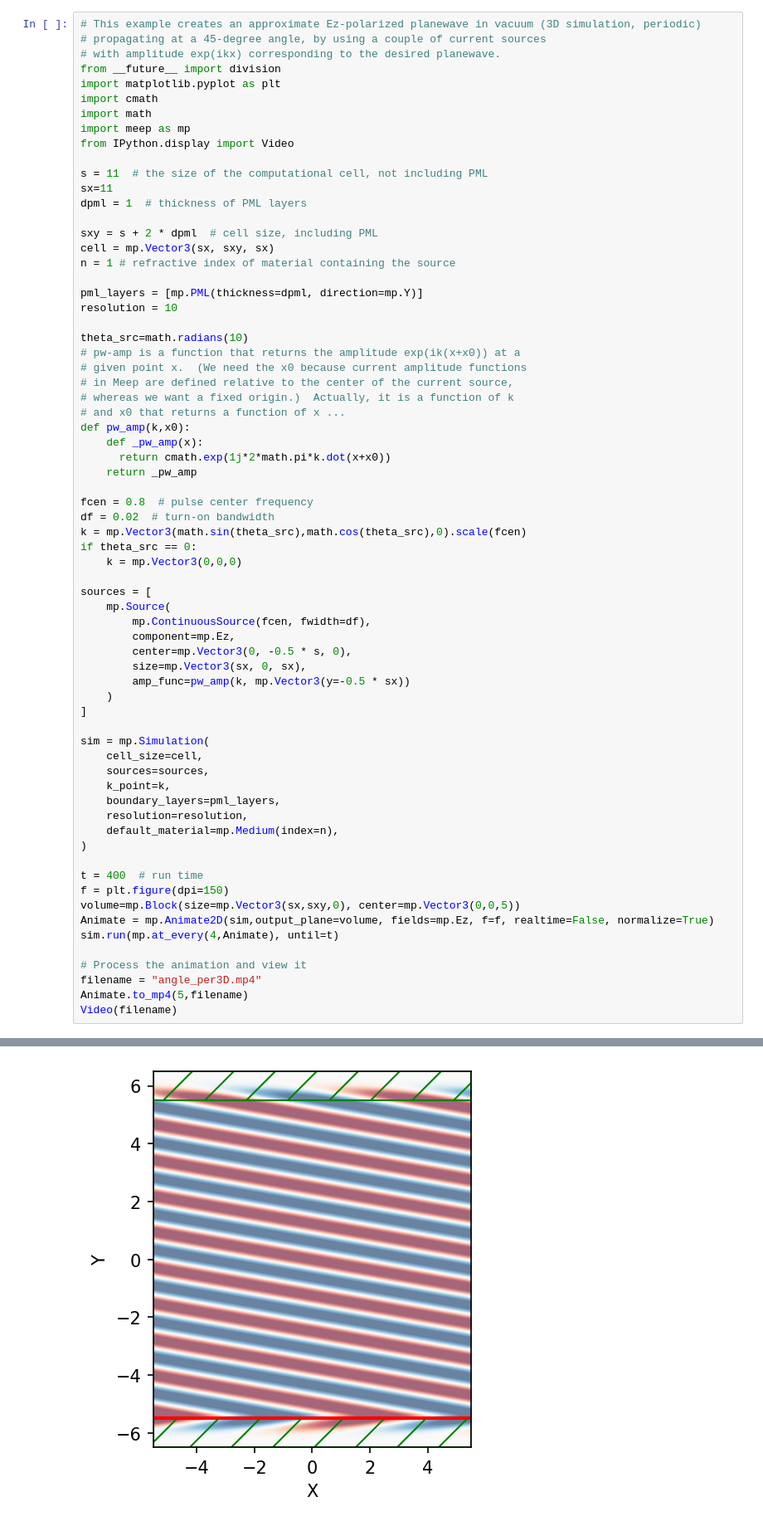
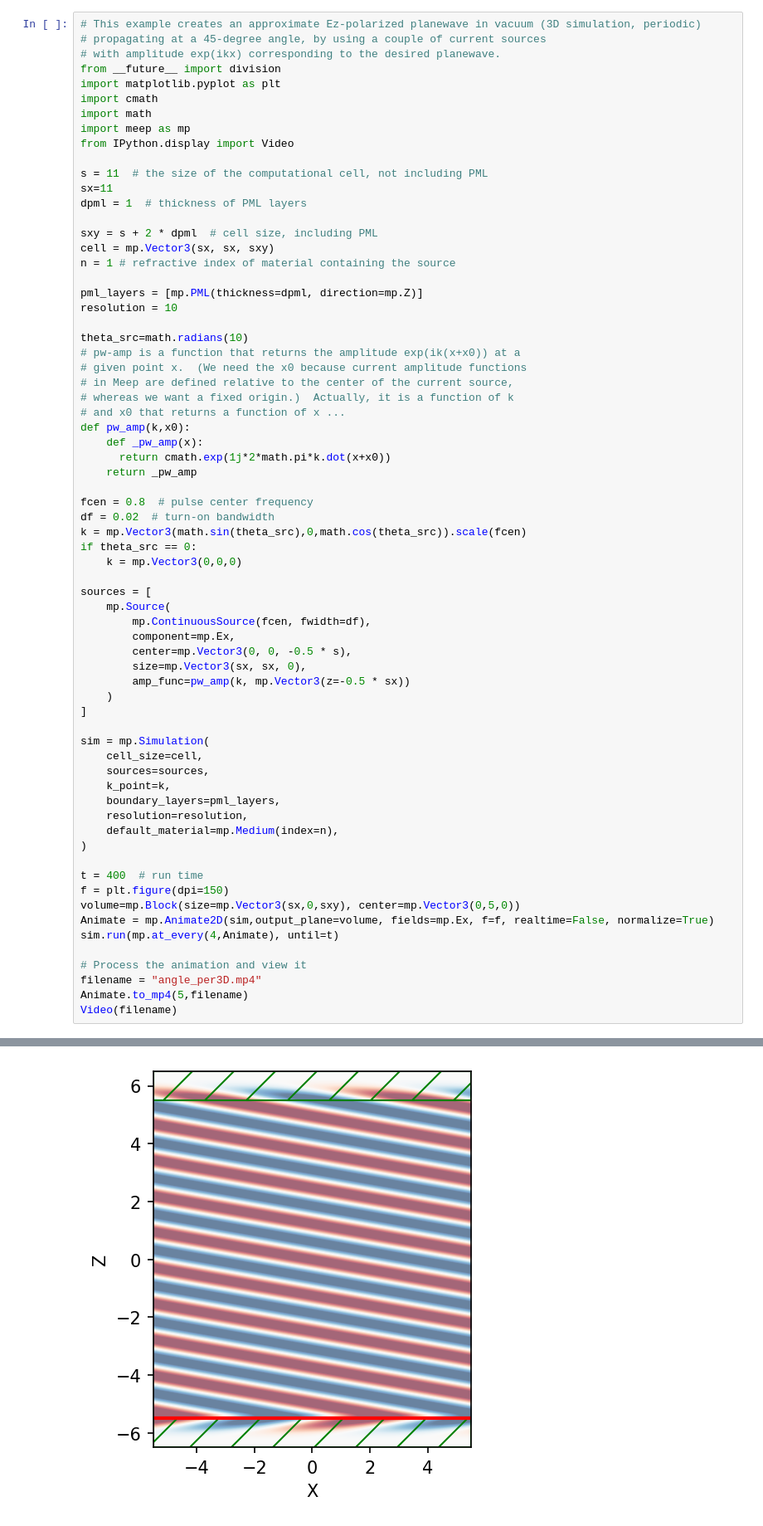
Before and after one commit to Nikolaos-MAtthaiakakis/share, a Jupyter notebook: angle_test.ipynb, the cells around one changed output, grey strips where cells are left out. Shown: that part at 83% size. Drawn from its saved outputs; the diff is of its cells as text.

```diff
--- a/angle_test.ipynb
+++ b/angle_test.ipynb
@@ -271,10 +271,10 @@ sx=11
 dpml = 1  # thickness of PML layers
 
 sxy = s + 2 * dpml  # cell size, including PML
-cell = mp.Vector3(sx, sxy, sx)
+cell = mp.Vector3(sx, sx, sxy)
 n = 1 # refractive index of material containing the source
 
-pml_layers = [mp.PML(thickness=dpml, direction=mp.Y)]
+pml_layers = [mp.PML(thickness=dpml, direction=mp.Z)]
 resolution = 10
 
 theta_src=math.radians(10)
@@ -290,17 +290,17 @@ def pw_amp(k,x0):
 
 fcen = 0.8  # pulse center frequency
 df = 0.02  # turn-on bandwidth
-k = mp.Vector3(math.sin(theta_src),math.cos(theta_src),0).scale(fcen)
+k = mp.Vector3(math.sin(theta_src),0,math.cos(theta_src)).scale(fcen)
 if theta_src == 0:
     k = mp.Vector3(0,0,0)
 
 sources = [
     mp.Source(
         mp.ContinuousSource(fcen, fwidth=df),
-        component=mp.Ez,
-        center=mp.Vector3(0, -0.5 * s, 0),
-        size=mp.Vector3(sx, 0, sx),
-        amp_func=pw_amp(k, mp.Vector3(y=-0.5 * sx))
+        component=mp.Ex,
+        center=mp.Vector3(0, 0, -0.5 * s),
+        size=mp.Vector3(sx, sx, 0),
+        amp_func=pw_amp(k, mp.Vector3(z=-0.5 * sx))
     )
 ]
 
@@ -315,8 +315,8 @@ sim = mp.Simulation(
 
 t = 400  # run time
 f = plt.figure(dpi=150)
-volume=mp.Block(size=mp.Vector3(sx,sxy,0), center=mp.Vector3(0,0,5))
-Animate = mp.Animate2D(sim,output_plane=volume, fields=mp.Ez, f=f, realtime=False, normalize=True)
+volume=mp.Block(size=mp.Vector3(sx,0,sxy), center=mp.Vector3(0,5,0))
+Animate = mp.Animate2D(sim,output_plane=volume, fields=mp.Ex, f=f, realtime=False, normalize=True)
 sim.run(mp.at_every(4,Animate), until=t)
 
 # Process the animation and view it
@@ -341,5 +341,5 @@ on time step 7952 (time=397.6), 0.0405857 s/step
 Normalizing field data...
 run 0 finished at t = 400.0 (8000 timesteps)
 Generating MP4...
 [interactive output not drawn]
-[figure, old version]
+[figure, new version]
```
Also changed, not shown: parts of 2 cells of this notebook, 1 other file.
